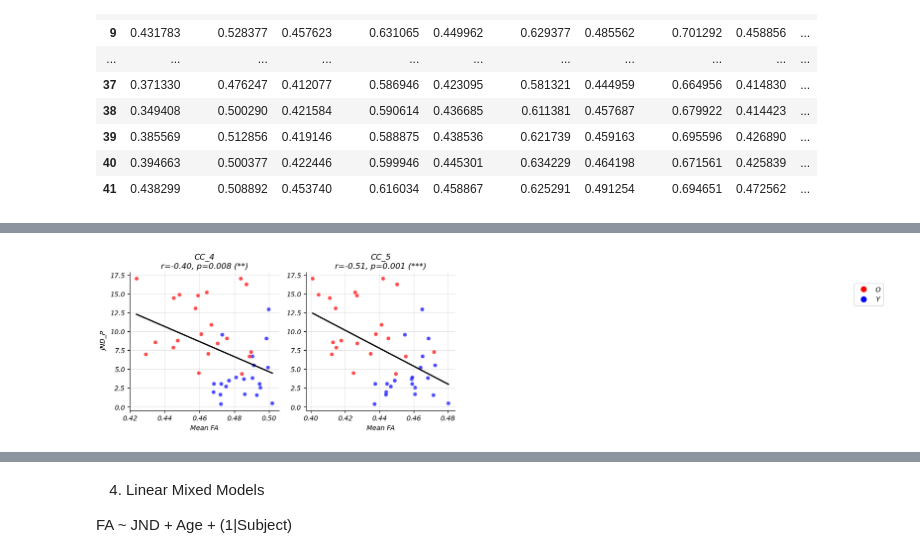
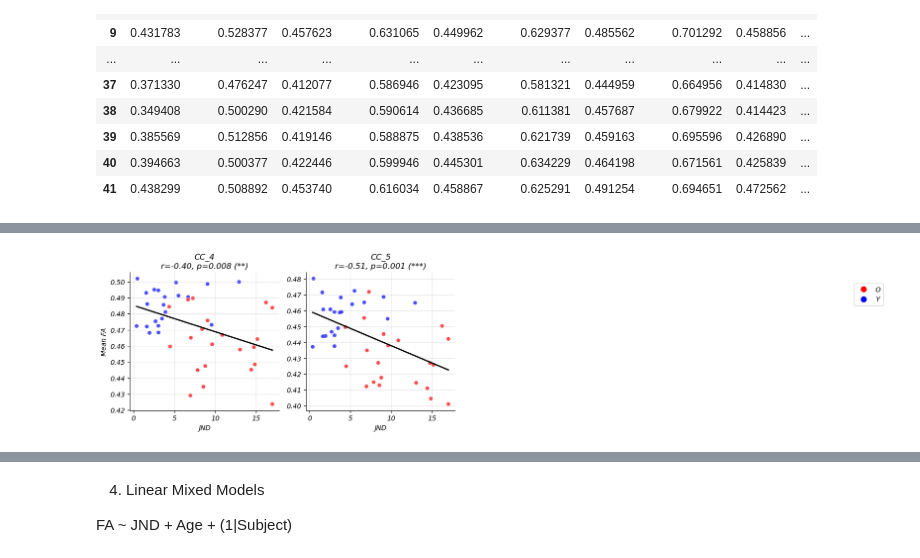
Before and after one commit to DanielaMPinzon/DTI_Aging, a Jupyter notebook: MediationAnalysis.ipynb, the cells around one changed output, grey strips where cells are left out. Drawn from its saved outputs; the diff is of its cells as text; code cells hidden in the pictures.

```diff
--- a/MediationAnalysis.ipynb
+++ b/MediationAnalysis.ipynb
@@ -171,12 +171,13 @@ for i, CCx in enumerate(CCx_list):
         axs[i].plot(x, row[feature_cols].values, alpha=0.2, color='gray')
 # Plot the mean line
     mean_values = dfCCx[feature_cols].mean()
-    axs[i].plot(x, mean_values.values, color='red', label='Mean FA')
+    #axs[i].plot(x, mean_values.values, color='red', label='Mean FA')
     # mean by 2 group : Young and Old
     dfCCx['group'] = sub_ID['group']
     mean_by_group = dfCCx.groupby('group')[feature_cols].mean()
     for group in mean_by_group.index:
-        axs[i].plot(x, mean_by_group.loc[group].values, label=f'Mean {group}')
+        # color by group
+        axs[i].plot(x, mean_by_group.loc[group].values, color='blue' if group == 'Y' else 'red', label=f'Mean {group}')
 
     axs[i].set_title(f'{CCx}')
     axs[i].set_xlabel('Segment ID')
@@ -386,7 +403,7 @@ import seaborn as sns
 from scipy import stats
 
 # Create ONE figure
-fig, axs = plt.subplots(nrows=2, ncols=4, figsize=(15, 7))
+fig, axs = plt.subplots(nrows=1, ncols=4, figsize=(15, 7))
 axs = axs.flatten()
 
 CCx_list = ['CC_4','CC_5']
@@ -394,8 +411,8 @@ CCx_list = ['CC_4','CC_5']
 group_colors = {'O': 'red', 'Y': 'blue'}
 
 for i, CCx in enumerate(CCx_list):
-    x = df_mean_FA[CCx]
-    y = df_mean_FA['JND_P']
+    x = df_mean_FA['JND_P']
+    y = df_mean_FA[CCx]
     group = df_mean_FA['group']
 
     # Compute regression
@@ -418,33 +435,33 @@ for i, CCx in enumerate(CCx_list):
     elif p_value < 0.01:
         sig = "**"
     elif p_value < 0.05:
         sig = "*"
     else:
         sig = "n.s."
 
     # Title with stats
     ax.set_title(f"{CCx}\nr={r_value:.2f}, p={p_value:.3f} ({sig})")
 
     # Labels
-    ax.set_xlabel("Mean FA")
+    ax.set_xlabel("JND")
     if i % 4 == 0:
-        ax.set_ylabel("JND_P")
+        ax.set_ylabel("Mean FA")
     else:
         ax.set_ylabel("")
 
     ax.grid(True, alpha=0.3)
 
 # Remove empty subplot (8th)
 for j in range(len(CCx_list), len(axs)):
     fig.delaxes(axs[j])
 
 # Add a legend for the groups
 handles = [plt.Line2D([0], [0], marker='o', color='w', markerfacecolor=color, markersize=10, label=group)
            for group, color in group_colors.items()]
 fig.legend(handles=handles, loc='upper right', bbox_to_anchor=(1.1, 0.9))
 
 sns.despine()
 plt.tight_layout()
 plt.show()
 # %% [output]
-[figure, old version]
+[figure, new version]
```
Also changed, not shown: parts of 8 cells of this notebook, 8 other files.
